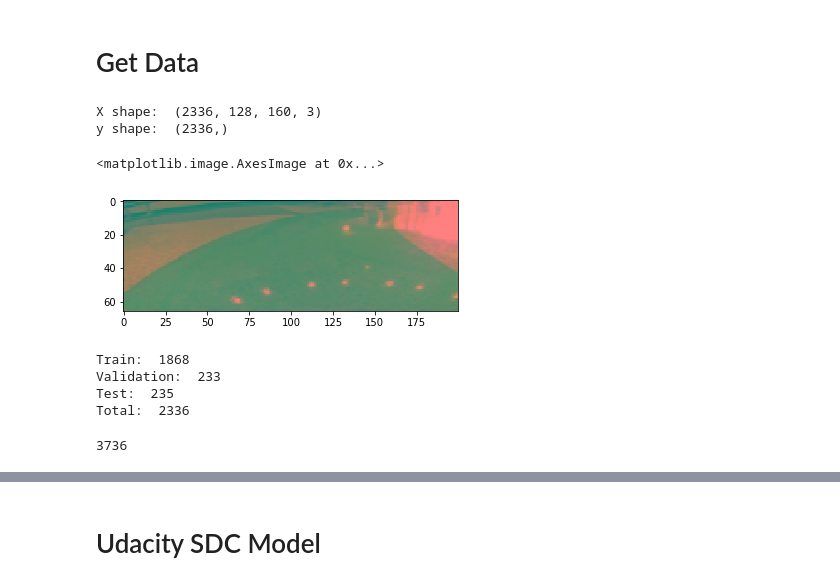
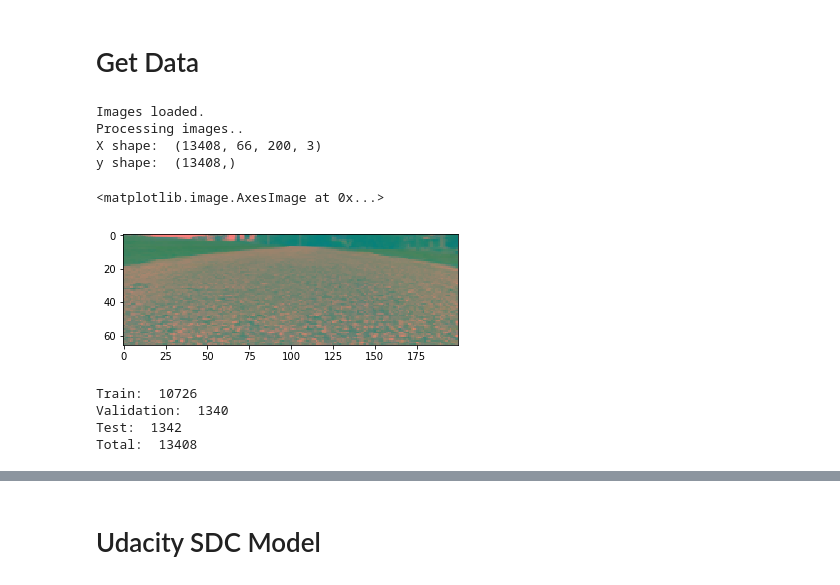
Before and after one commit to JohnFodero/sdc_surfer, a Jupyter notebook: train_nb_Udacity.ipynb, the cells around one changed output, grey strips where cells are left out. Drawn from its saved outputs; the diff is of its cells as text; code cells hidden in the pictures.

```diff
--- a/train_nb_Udacity.ipynb
+++ b/train_nb_Udacity.ipynb
@@ -18,18 +15,21 @@ The autoreload extension is already loaded. To reload it, use:
 # %% [markdown]
 # Get Data
 # %%
-raw_X, raw_y = import_data('../inloop')
+raw_X, raw_y = import_data('../loop1')
+print('Images loaded.')
+print('Processing images..')
+raw_X = np.array([process_image(item) for item in raw_X])
+raw_X = normalize(raw_X)
 print('X shape: ', raw_X.shape)
 print('y shape: ', raw_y.shape)
-
-raw_X = np.array([process_image(item) for item in raw_X])
-raw_X = normalize(raw_X)
 imshow(raw_X[0])
 # %% [output]
-X shape:  (2336, 128, 160, 3)
-y shape:  (2336,)
+Images loaded.
+Processing images..
+X shape:  (13408, 66, 200, 3)
+y shape:  (13408,)
 <matplotlib.image.AxesImage at 0x...>
-[figure, old version]
+[figure, new version]
 # %%
 shuffled_X, shuffled_y = shuffle_data(raw_X, raw_y)
 # %%
@@ -40,10 +40,10 @@ print('Validation: ', len(val_X))
 print('Test: ', len(test_X))
 print('Total: ', len(train_X) + len(val_X) + len(test_X))
 # %% [output]
-Train:  1868
-Validation:  233
-Test:  235
-Total:  2336
+Train:  10726
+Validation:  1340
+Test:  1342
+Total:  13408
 # %%
 # flip images to remove steering bias
 X_flipped = np.array([np.fliplr(i) for i in train_X])
@@ -51,7 +51,5 @@ y_flipped = np.array([-i for i in train_y])
 train_X = np.concatenate([train_X, X_flipped])
 train_y = np.concatenate([train_y, y_flipped])
 len(train_X)
-# %% [output]
-3736
 # %%
 from keras.models import Sequential
```
Also changed, not shown: parts of 6 cells of this notebook, 8 other files.
